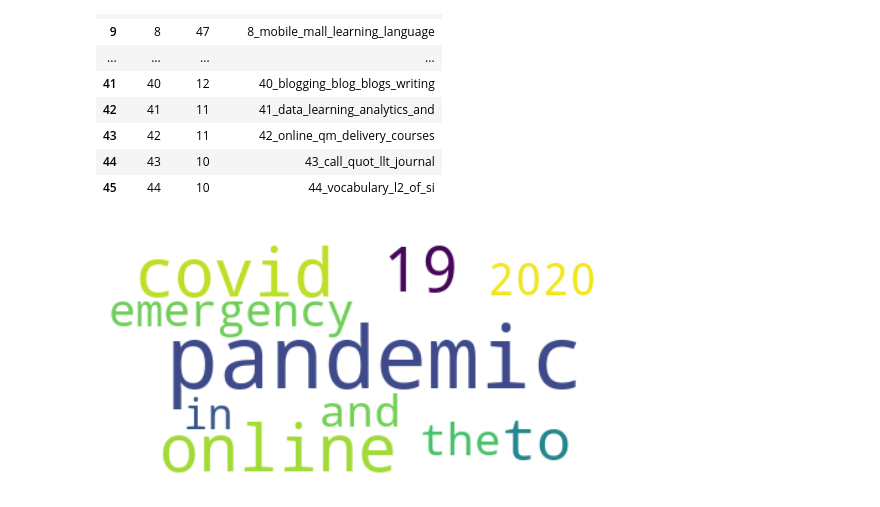
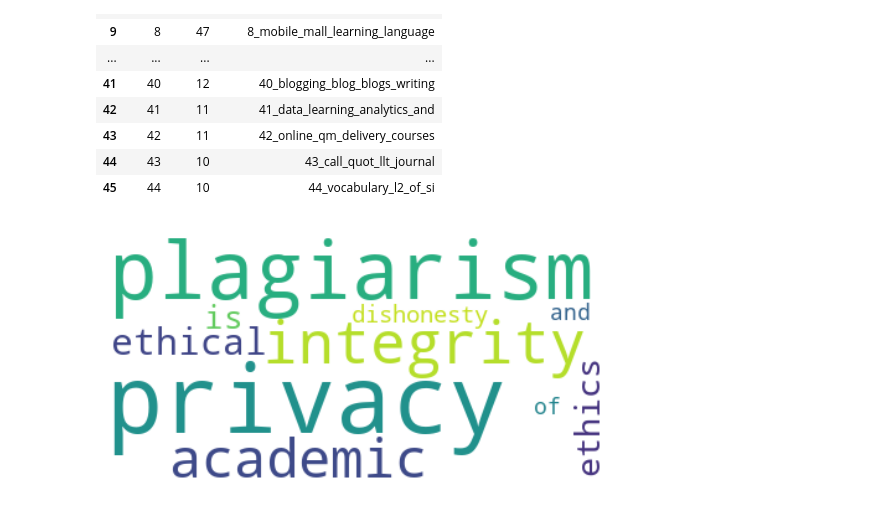
Before and after one commit to Naoru347/CALLResearchTrends, a Jupyter notebook: topic_modeling.ipynb, the cells around one changed output. Saved outputs shown, nothing was run; the diff lists cells and outputs as text; code cells hidden in the pictures.

```diff
--- a/topic_modeling.ipynb
+++ b/topic_modeling.ipynb
@@ -60,9 +60,9 @@ def create_wordcloud(model, topic):
      plt.axis("off")
      plt.show()
 # %%
-create_wordcloud(model, topic=15)
+create_wordcloud(model, topic=21)
 # %% [output]
-[figure, old version]
+[figure, new version]
 # %%
 model.visualize_topics()
 # %%
```
Also changed, not shown: 1 other file.
